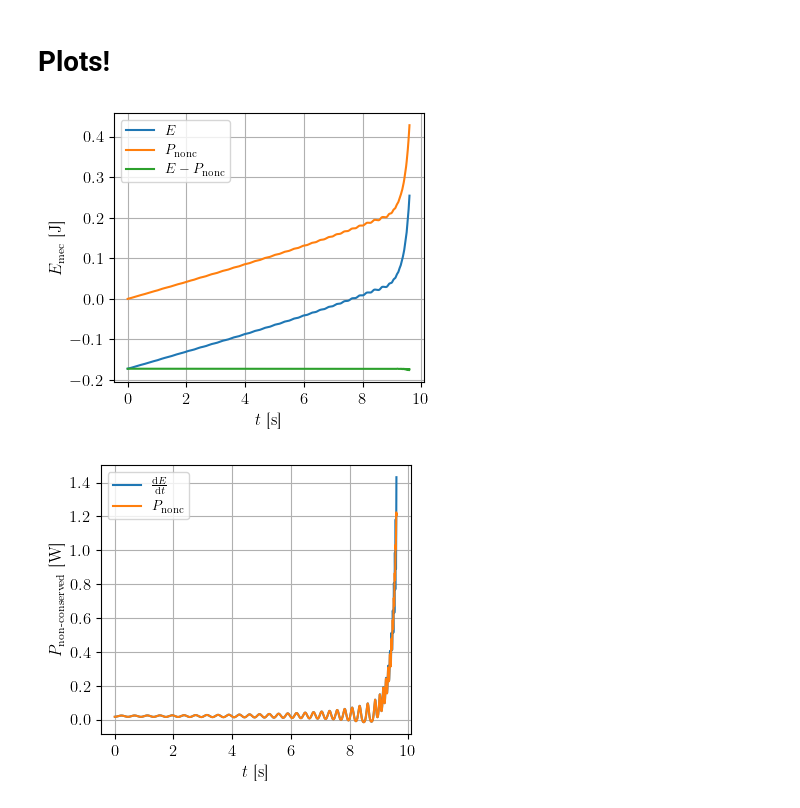
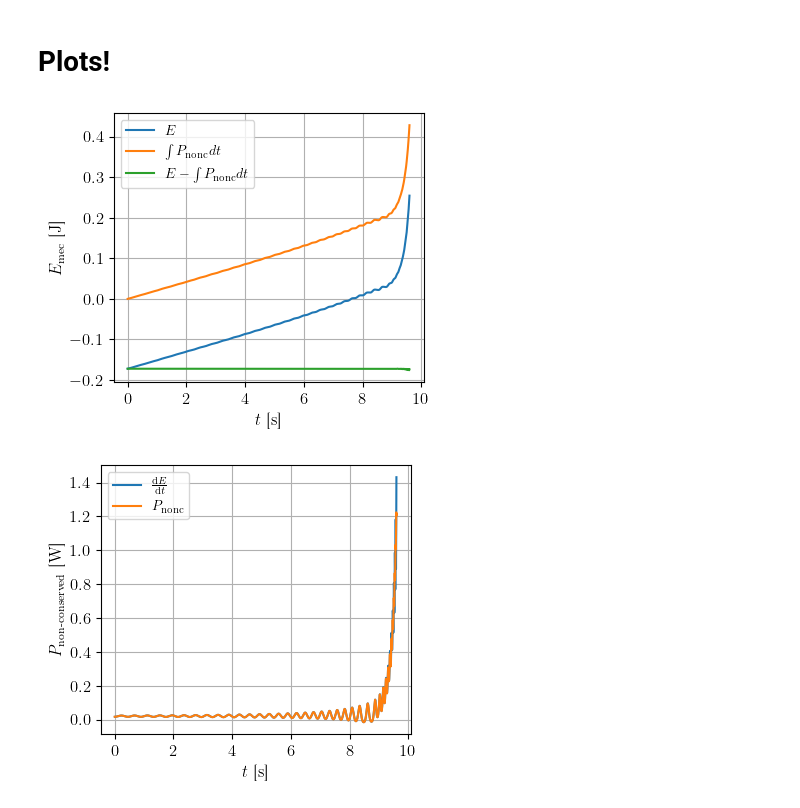
Before and after one commit to TomVdt/PhysNum, a Jupyter notebook: exercice2/analysis/analysis3bii.ipynb, the cells around one changed output. Saved outputs shown, nothing was run; the diff lists cells and outputs as text; code cells hidden in the pictures.

```diff
--- a/exercice2/analysis/analysis3bii.ipynb
+++ b/exercice2/analysis/analysis3bii.ipynb
@@ -106,18 +106,19 @@ for file, params in zip(outputs, all_params):
 # %%
 for (params, data) in all_data.values():
     t, theta, thetadot, emec, pnonc, l = data[:,0], data[:,1], data[:,2], data[:,3], data[:,4], data[:,5]
     pnonc_tot = np.cumsum(pnonc * dt)
     plt.plot(t, emec, label=r'$E$')
-    plt.plot(t, pnonc_tot, label=r'$P_\textrm{nonc}$')
+    plt.plot(t, pnonc_tot, label=r'$\int P_\textrm{nonc} dt$')
 
-    plt.plot(t, emec-pnonc_tot, label=r'$E - P_\textrm{nonc}$')
+    plt.plot(t, emec-pnonc_tot, label=r'$E - \int P_\textrm{nonc} dt$')
 
 plt.xlabel(r'$t$ [s]')
 plt.ylabel(r'$E_\textrm{mec}$ [\si{\joule}]')
 plt.legend()
 plt.grid()
+plt.savefig(export_path + 'retract_energy.pdf')
 # %% [output]
-[figure, old version]
+[figure, new version]
 # %%
 for (params, data) in all_data.values():
     t, theta, thetadot, emec, pnonc, l = data[:,0], data[:,1], data[:,2], data[:,3], data[:,4], data[:,5]
```
Also changed, not shown: parts of 1 cell of this notebook, 10 other files.
